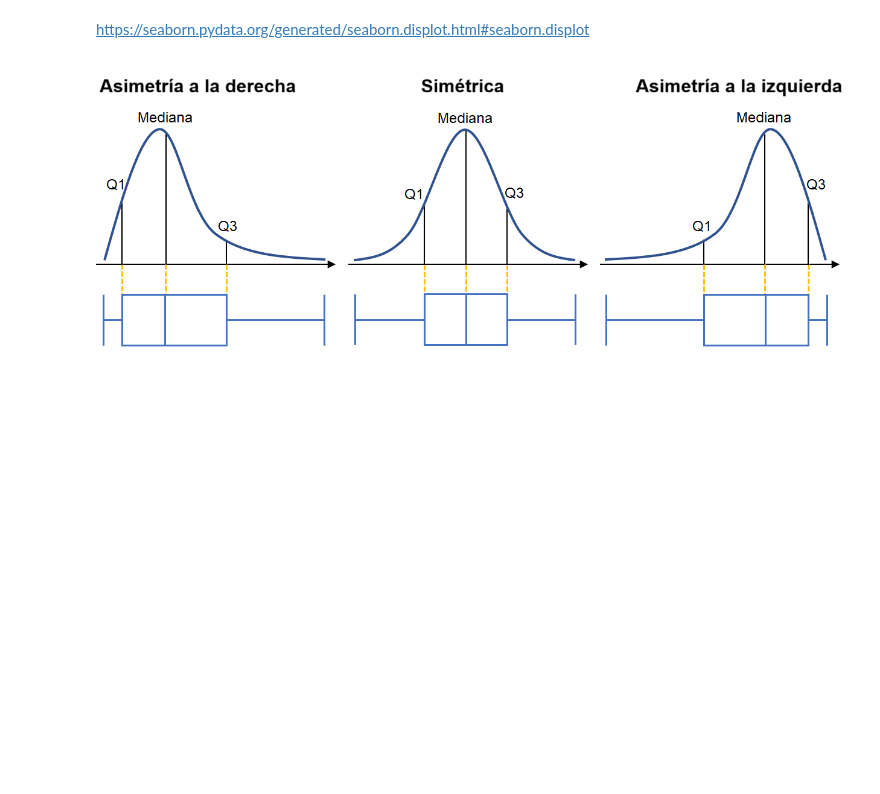
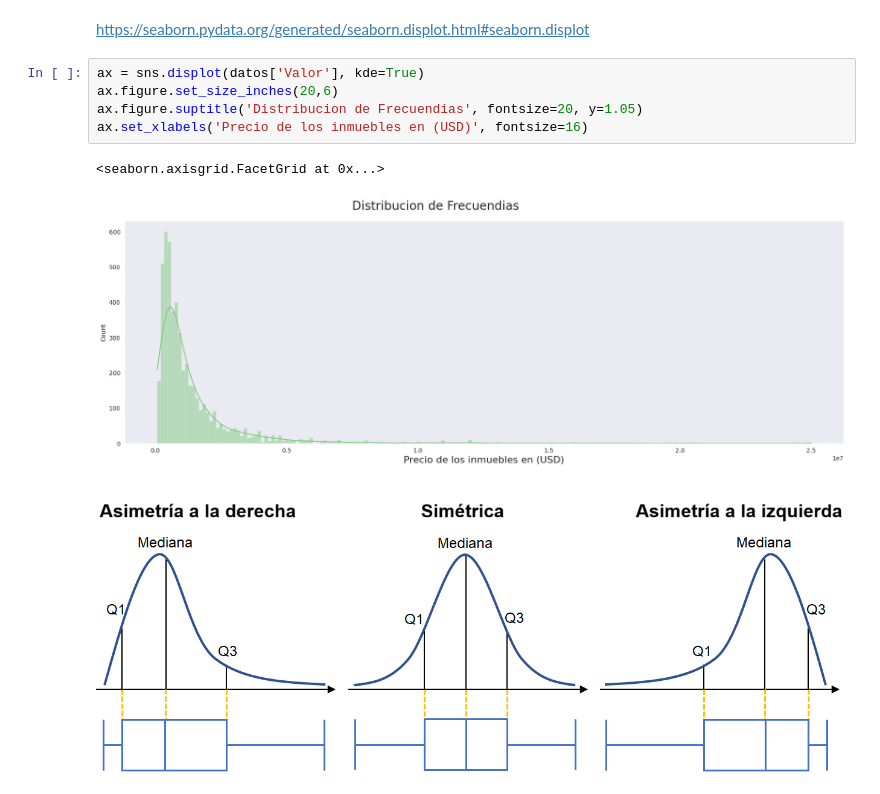
Before and after one commit to marozta/Alura-ONE-2024, a Jupyter notebook: 2212_Regresion_lineal.ipynb, the cells around one changed output. Saved outputs shown, nothing was run; the diff lists cells and outputs as text; blank space fills up the shorter version.

```diff
--- a/2212_Regresion_lineal.ipynb
+++ b/2212_Regresion_lineal.ipynb
@@ -127,6 +127,14 @@ ax;
 ## Distribución de frecuencias de la variable *dependiente* (y)
 # %% [markdown]
 https://seaborn.pydata.org/generated/seaborn.displot.html#seaborn.displot
+# %%
+ax = sns.displot(datos['Valor'], kde=True)
+ax.figure.set_size_inches(20,6)
+ax.figure.suptitle('Distribucion de Frecuendias', fontsize=20, y=1.05)
+ax.set_xlabels('Precio de los inmuebles en (USD)', fontsize=16)
+# %% [output]
+<seaborn.axisgrid.FacetGrid at 0x...>
+[figure, added]
 # %% [markdown]
 ![Box-Plot II.png](embedded-picture-1)
 # %% [markdown]
```
